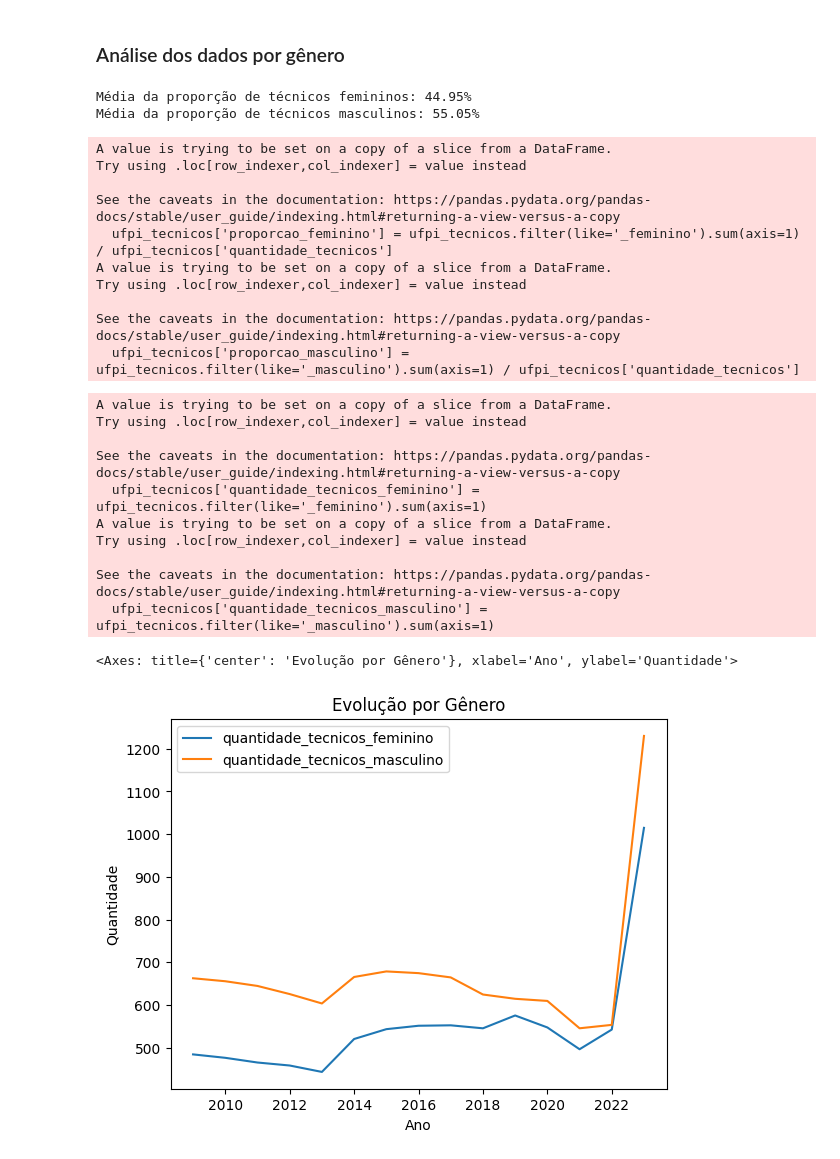
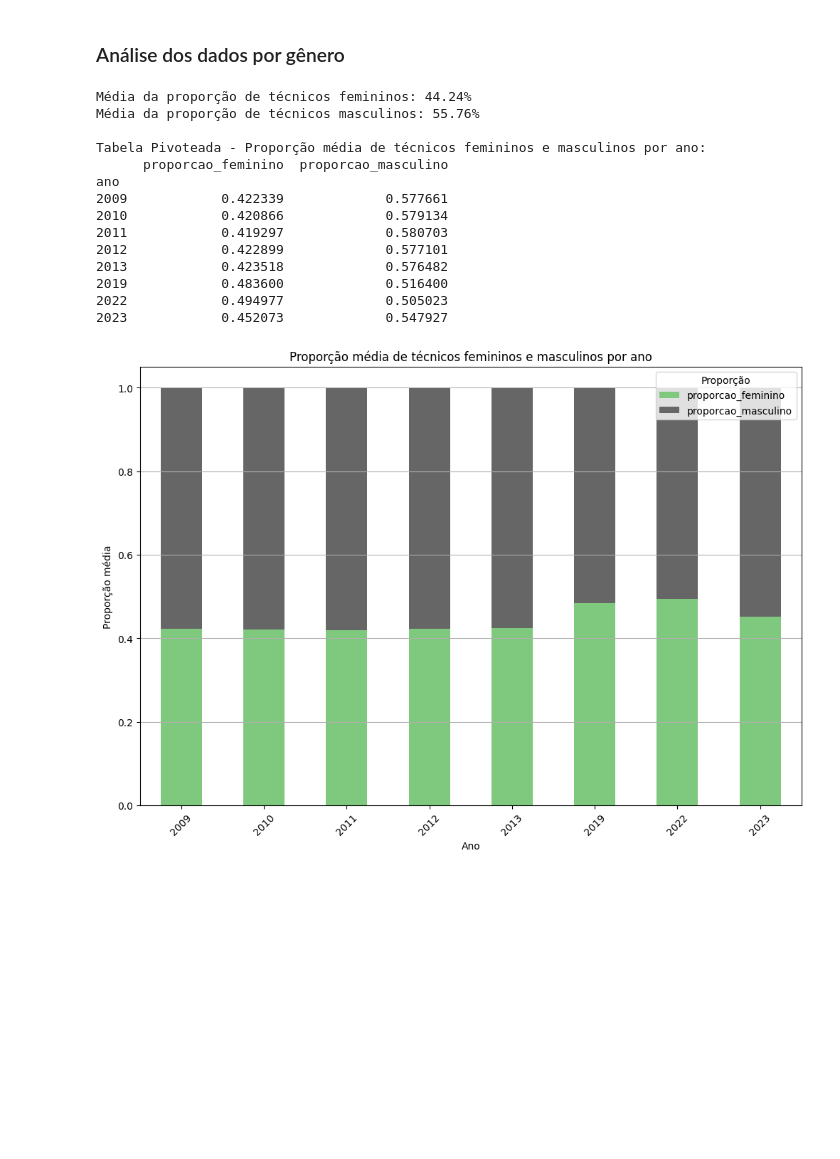
Before and after one commit to iamandamedeiros/analise-de-dados, a Jupyter notebook: Trabalho2_AnalisedeDados.ipynb, the cells around one changed output. Saved outputs shown, nothing was run; the diff lists cells and outputs as text; code cells hidden in the pictures; blank space fills up the shorter version.

```diff
--- a/Trabalho2_AnalisedeDados.ipynb
+++ b/Trabalho2_AnalisedeDados.ipynb
@@ -278,43 +305,45 @@ dtype: int64
 # %%
 ufpi_tecnicos['proporcao_feminino'] = ufpi_tecnicos.filter(like='_feminino').sum(axis=1) / ufpi_tecnicos['quantidade_tecnicos']
 ufpi_tecnicos['proporcao_masculino'] = ufpi_tecnicos.filter(like='_masculino').sum(axis=1) / ufpi_tecnicos['quantidade_tecnicos']
 
 media_proporcao_feminino = ufpi_tecnicos['proporcao_feminino'].mean()
 media_proporcao_masculino = ufpi_tecnicos['proporcao_masculino'].mean()
 
 print(f"Média da proporção de técnicos femininos: {media_proporcao_feminino:.2%}")
 print(f"Média da proporção de técnicos masculinos: {media_proporcao_masculino:.2%}")
+
+# Pivoteamento - proporção de técnicos por ano
+pivot_proporcao_tecnicos = ufpi_tecnicos.pivot_table(index='ano',
+                                                     values=['proporcao_feminino', 'proporcao_masculino'],
+                                                     aggfunc='mean')
+
+print("\nTabela Pivoteada - Proporção média de técnicos femininos e masculinos por ano:")
+print(pivot_proporcao_tecnicos)
+
+pivot_proporcao_tecnicos.plot(kind='bar', figsize=(12, 8), colormap='Accent', stacked=True)
+plt.title('Proporção média de técnicos femininos e masculinos por ano')
+plt.xlabel('Ano')
+plt.ylabel('Proporção média')
+plt.xticks(rotation=45)
+plt.legend(title='Proporção')
+plt.grid(axis='y')
+plt.show()
 # %% [output]
-Média da proporção de técnicos femininos: 44.95%
-Média da proporção de técnicos masculinos: 55.05%
+Média da proporção de técnicos femininos: 44.24%
+Média da proporção de técnicos masculinos: 55.76%
+
+Tabela Pivoteada - Proporção média de técnicos femininos e masculinos por ano:
+      proporcao_feminino  proporcao_masculino
+ano
+2009            0.422339             0.577661
+2010            0.420866             0.579134
+2011            0.419297             0.580703
+2012            0.422899             0.577101
+2013            0.423518             0.576482
+2019            0.483600             0.516400
+2022            0.494977             0.505023
+2023            0.452073             0.547927
-A value is trying to be set on a copy of a slice from a DataFrame.
-Try using .loc[row_indexer,col_indexer] = value instead
-
-See the caveats in the documentation: https://pandas.pydata.org/pandas-docs/stable/user_guide/indexing.html#returning-a-view-versus-a-copy
-  ufpi_tecnicos['proporcao_feminino'] = ufpi_tecnicos.filter(like='_feminino').sum(axis=1) / ufpi_tecnicos['quantidade_tecnicos']
-A value is trying to be set on a copy of a slice from a DataFrame.
-Try using .loc[row_indexer,col_indexer] = value instead
-
-See the caveats in the documentation: https://pandas.pydata.org/pandas-docs/stable/user_guide/indexing.html#returning-a-view-versus-a-copy
-  ufpi_tecnicos['proporcao_masculino'] = ufpi_tecnicos.filter(like='_masculino').sum(axis=1) / ufpi_tecnicos['quantidade_tecnicos']
+[figure, added]
-# %%
-ufpi_tecnicos['quantidade_tecnicos_feminino'] = ufpi_tecnicos.filter(like='_feminino').sum(axis=1)
-ufpi_tecnicos['quantidade_tecnicos_masculino'] = ufpi_tecnicos.filter(like='_masculino').sum(axis=1)
-
-ufpi_tecnicos.plot(x='ano', y=['quantidade_tecnicos_feminino', 'quantidade_tecnicos_masculino'], kind='line', title='Evolução por Gênero', xlabel='Ano', ylabel='Quantidade')
-# %% [output]
-A value is trying to be set on a copy of a slice from a DataFrame.
-Try using .loc[row_indexer,col_indexer] = value instead
-
-See the caveats in the documentation: https://pandas.pydata.org/pandas-docs/stable/user_guide/indexing.html#returning-a-view-versus-a-copy
-  ufpi_tecnicos['quantidade_tecnicos_feminino'] = ufpi_tecnicos.filter(like='_feminino').sum(axis=1)
-A value is trying to be set on a copy of a slice from a DataFrame.
-Try using .loc[row_indexer,col_indexer] = value instead
-
-See the caveats in the documentation: https://pandas.pydata.org/pandas-docs/stable/user_guide/indexing.html#returning-a-view-versus-a-copy
-  ufpi_tecnicos['quantidade_tecnicos_masculino'] = ufpi_tecnicos.filter(like='_masculino').sum(axis=1)
-<Axes: title={'center': 'Evolução por Gênero'}, xlabel='Ano', ylabel='Quantidade'>
-[figure, removed]
 # %%
 genero_cols = ['feminino', 'masculino']
 dados_genero = {
```
Also changed, not shown: parts of 21 cells of this notebook.
